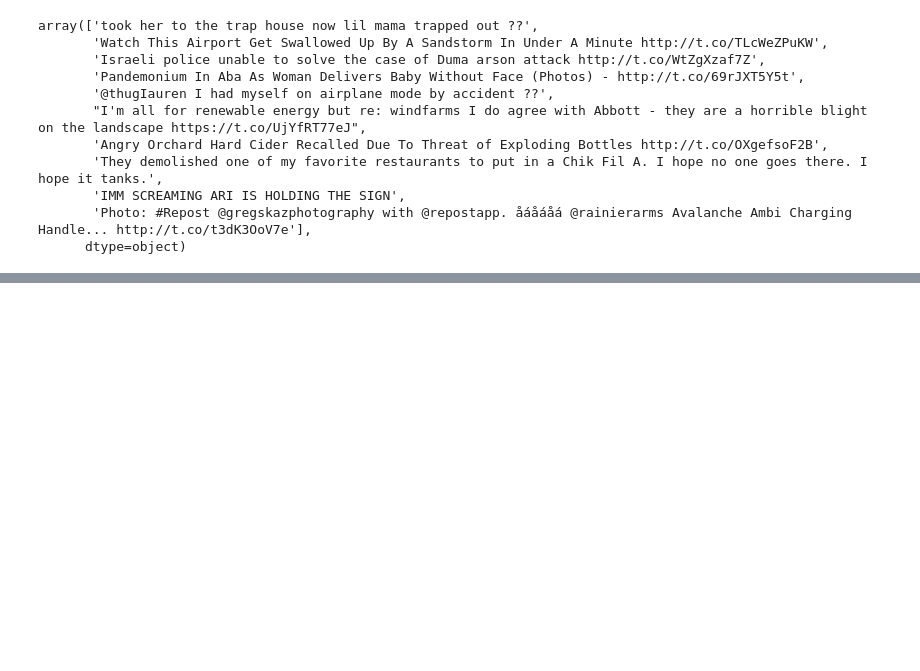
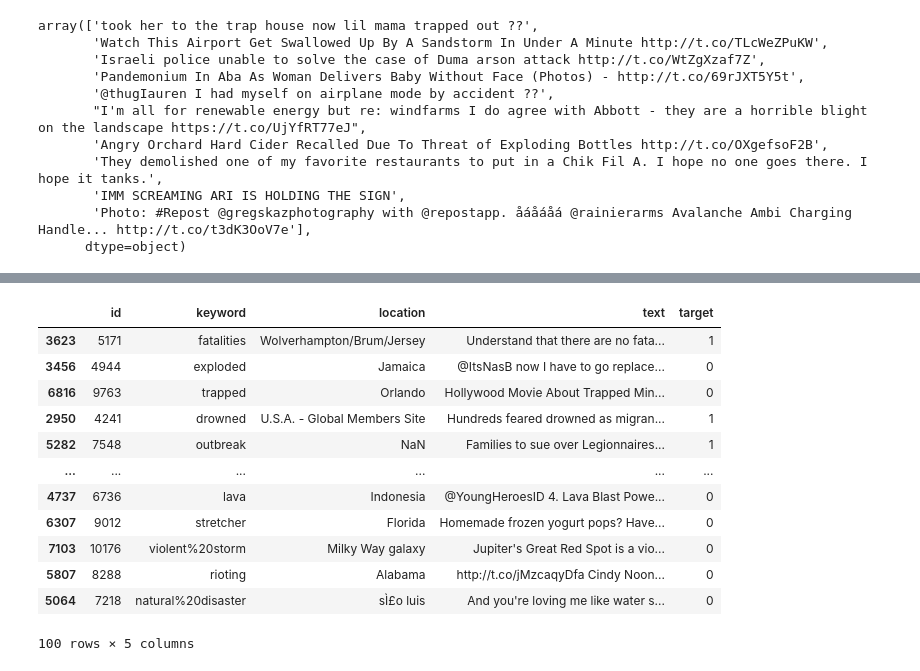
Before and after one commit to jennamurphymcad/Final-Project, a Jupyter notebook: Flask_App/Untitled.ipynb, the cells around one changed output, grey strips where cells are left out. Drawn from its saved outputs; the diff is of its cells as text; code cells hidden in the pictures; blank space fills up the shorter version.

Commit message:
updated data page to show 100 random selected train data rows, updates with page reload

```diff
--- a/Flask_App/Untitled.ipynb
+++ b/Flask_App/Untitled.ipynb
@@ -93,3 +93,7 @@ array(['took her to the trap house now lil mama trapped out ??',
        'IMM SCREAMING ARI IS HOLDING THE SIGN',
        'Photo: #Repost @gregskazphotography with @repostapp. åáåáåá @rainierarms Avalanche Ambi Charging Handle... http://t.co/t3dK3OoV7e'],
       dtype=object)
+# %%
+df_train = pd.read_csv("../data/train.csv")
+df_train_short = df_train.sample(n=100)
+df_train_short.head()
@@ -95,0 +141,16 @@ array(['took her to the trap house now lil mama trapped out ??',
+# %%
+df_train.sample(n=100)
+# %% [output]
+|  | id | keyword | location | text | target |
+| 3623 | 5171 | fatalities | Wolverhampton/Brum/Jersey | Understand that there are no fata... | 1 |
+| 3456 | 4944 | exploded | Jamaica | @ItsNasB now I have to go replace... | 0 |
+| 6816 | 9763 | trapped | Orlando | Hollywood Movie About Trapped Min... | 0 |
+| 2950 | 4241 | drowned | U.S.A. - Global Members Site | Hundreds feared drowned as migran... | 1 |
+| 5282 | 7548 | outbreak | NaN | Families to sue over Legionnaires... | 1 |
+| ... | ... | ... | ... | ... | ... |
+| 4737 | 6736 | lava | Indonesia | @YoungHeroesID 4. Lava Blast Powe... | 0 |
+| 6307 | 9012 | stretcher | Florida | Homemade frozen yogurt pops? Have... | 0 |
+| 7103 | 10176 | violent%20storm | Milky Way galaxy | Jupiter's Great Red Spot is a vio... | 0 |
+| 5807 | 8288 | rioting | Alabama | http://t.co/jMzcaqyDfa Cindy Noon... | 0 |
+| 5064 | 7218 | natural%20disaster | sÌ£o luis | And you're loving me like water s... | 0 |
+100 rows × 5 columns
```
Also changed, not shown: parts of 2 cells of this notebook, 2 other files.
